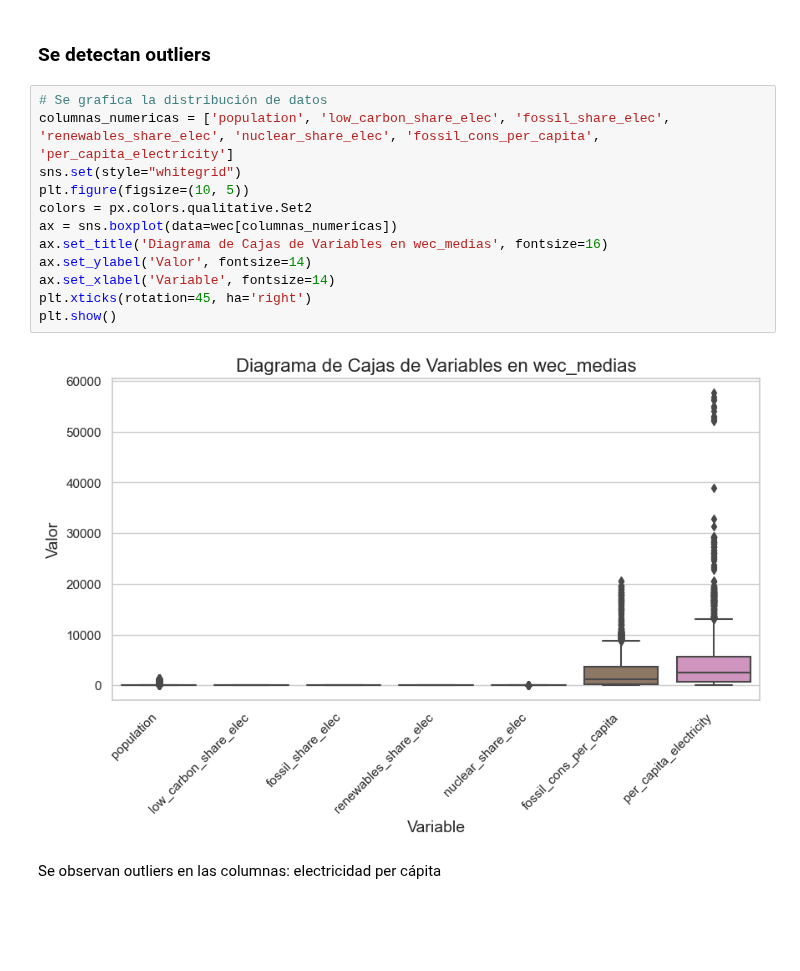
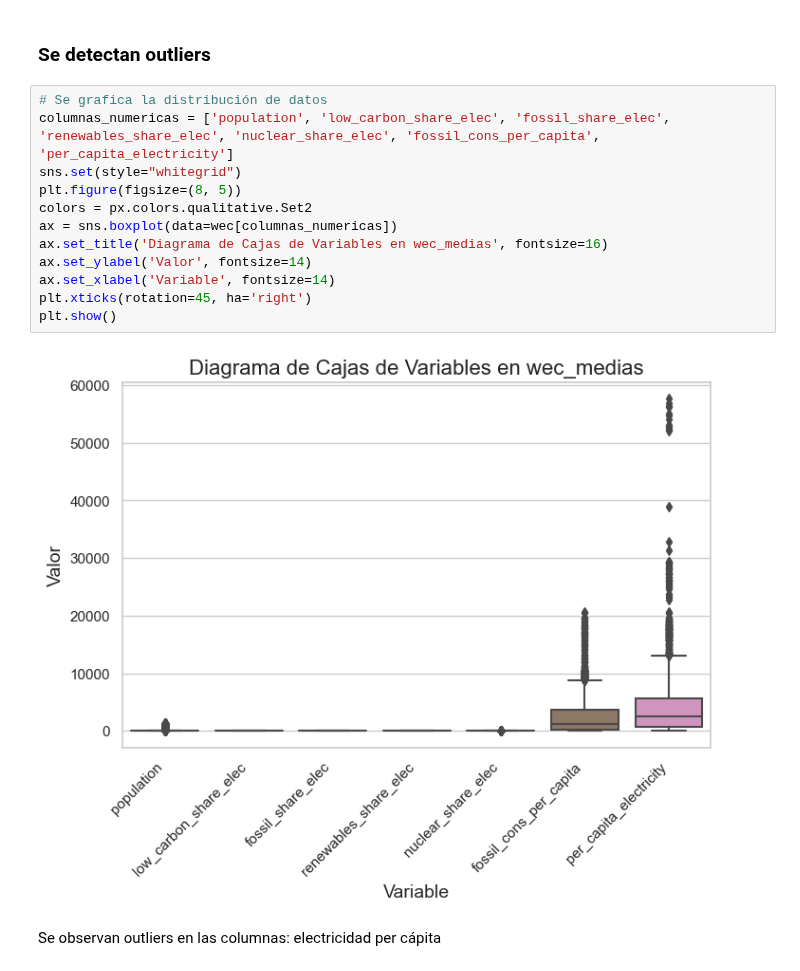
Before and after one commit to L-Ameneiro/EDA-Datasets, a Jupyter notebook: notebooks/EDA.ipynb, the cells around one changed output. Saved outputs shown, nothing was run; the diff lists cells and outputs as text; blank space fills up the shorter version.

```diff
--- a/notebooks/EDA.ipynb
+++ b/notebooks/EDA.ipynb
@@ -178,17 +174,17 @@ Index(['iso_code', 'country', 'year', 'coal_prod_change_pct', 'coal_prod_change_
 # %%
 # Se grafica la distribución de datos
 columnas_numericas = ['population', 'low_carbon_share_elec', 'fossil_share_elec', 'renewables_share_elec', 'nuclear_share_elec', 'fossil_cons_per_capita', 'per_capita_electricity']
 sns.set(style="whitegrid")
-plt.figure(figsize=(10, 5))
+plt.figure(figsize=(8, 5))
 colors = px.colors.qualitative.Set2
 ax = sns.boxplot(data=wec[columnas_numericas])
 ax.set_title('Diagrama de Cajas de Variables en wec_medias', fontsize=16)
 ax.set_ylabel('Valor', fontsize=14)
 ax.set_xlabel('Variable', fontsize=14)
 plt.xticks(rotation=45, ha='right')
 plt.show()
 # %% [output]
-[figure, old version]
+[figure, new version]
 # %% [markdown]
 Se observan outliers en las columnas: electricidad per cápita
 # %% [markdown]
```
Also changed, not shown: parts of 38 cells of this notebook, 4 other files.
